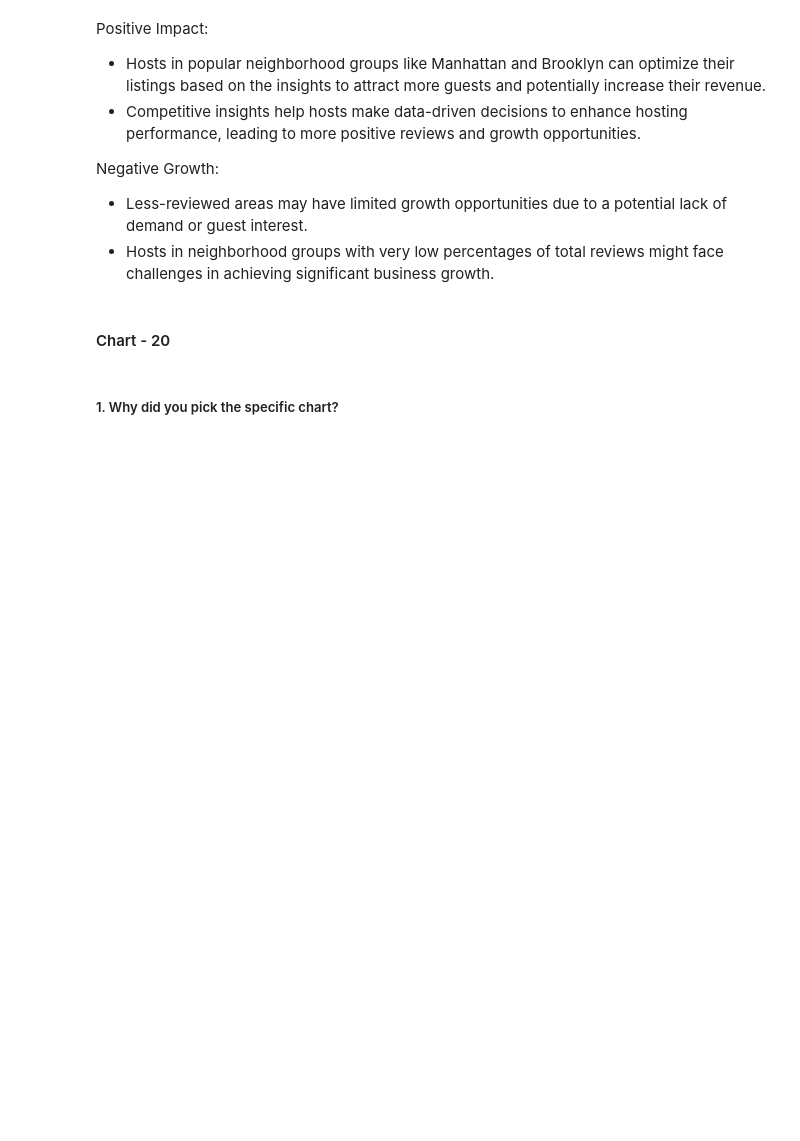
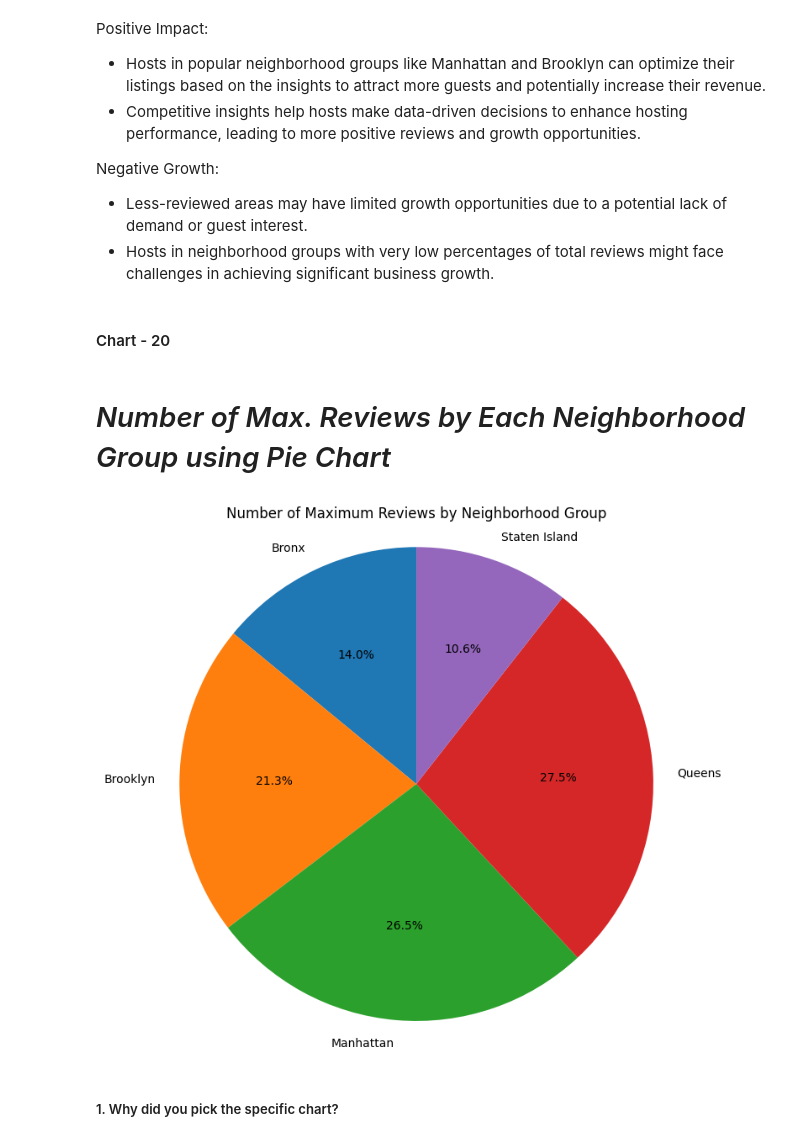
Before and after one commit to I-AM-PRASHANT-VERMA/Almabetter-Capstone-Project-AirBnb-Bookings-Exploratory-Data-Analysis, a Jupyter notebook: My_Airbnb_EDA_capstone_project.ipynb, the cells around one changed output. Saved outputs shown, nothing was run; the diff lists cells and outputs as text; code cells hidden in the pictures; blank space fills up the shorter version.

```diff
--- a/My_Airbnb_EDA_capstone_project.ipynb
+++ b/My_Airbnb_EDA_capstone_project.ipynb
@@ -1533,5 +1591,29 @@ Negative Growth:
 - Hosts in neighborhood groups with very low percentages of total reviews might face challenges in achieving significant business growth.
 # %% [markdown]
 #### Chart - 20
+# %% [markdown]
+# *Number of Max. Reviews by Each Neighborhood Group using Pie Chart*
+# %%
+import pandas as pd
+import matplotlib.pyplot as plt
+
+# Group the data by neighborhood group and find the maximum number of reviews in each group
+neighborhood_group_max_reviews = airbnb_df.groupby('neighbourhood_group')['number_of_reviews'].max()
+
+# Create a pie chart to visualize the number of maximum reviews by neighborhood group
+plt.figure(figsize=(8, 8))
+plt.pie(
+    neighborhood_group_max_reviews,               # Data for the pie chart (maximum reviews)
+    labels=neighborhood_group_max_reviews.index,  # Labels for each slice (neighborhood group)
+    autopct='%1.1f%%',                          # Display percentage on each slice
+    startangle=90                               # Start angle for the first slice (rotated to make it more readable)
+)
+plt.title('Number of Maximum Reviews by Neighborhood Group')
+plt.axis('equal')  # Equal aspect ratio ensures that pie is drawn as a circle
+
+# Show the plot
+plt.show()
+# %% [output]
+[figure, added]
 # %% [markdown]
 ##### 1. Why did you pick the specific chart?
```
Also changed, not shown: parts of 19 cells of this notebook.
